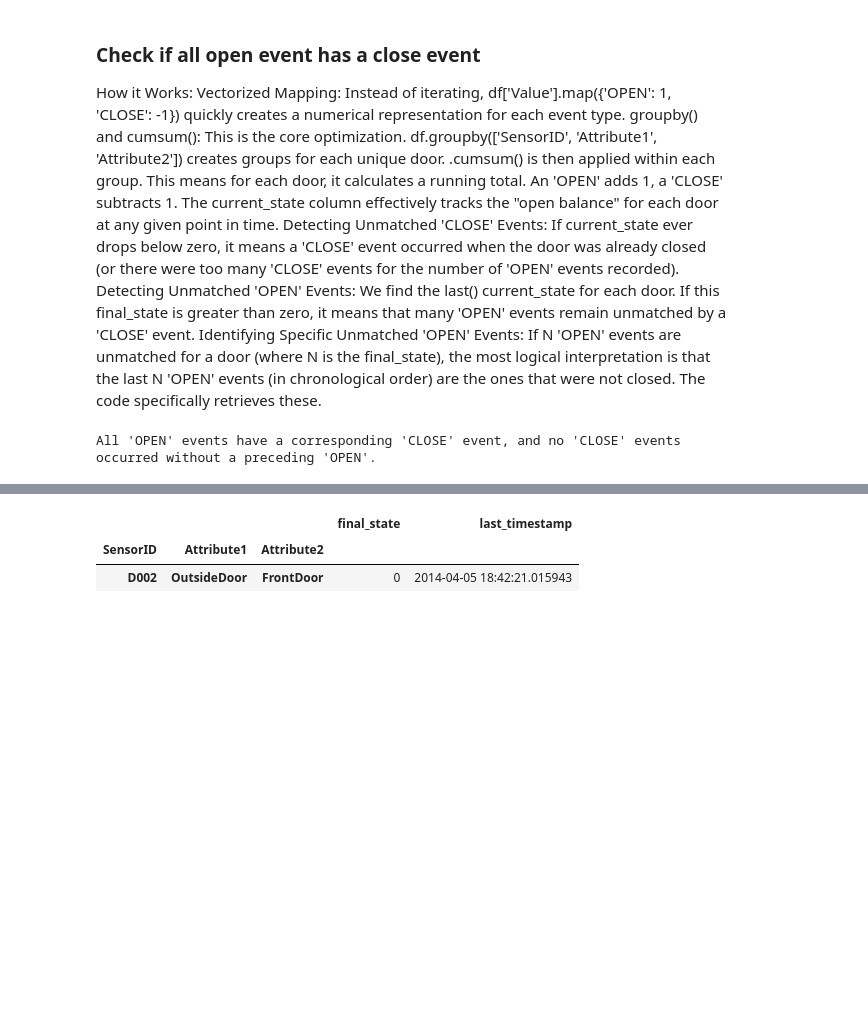
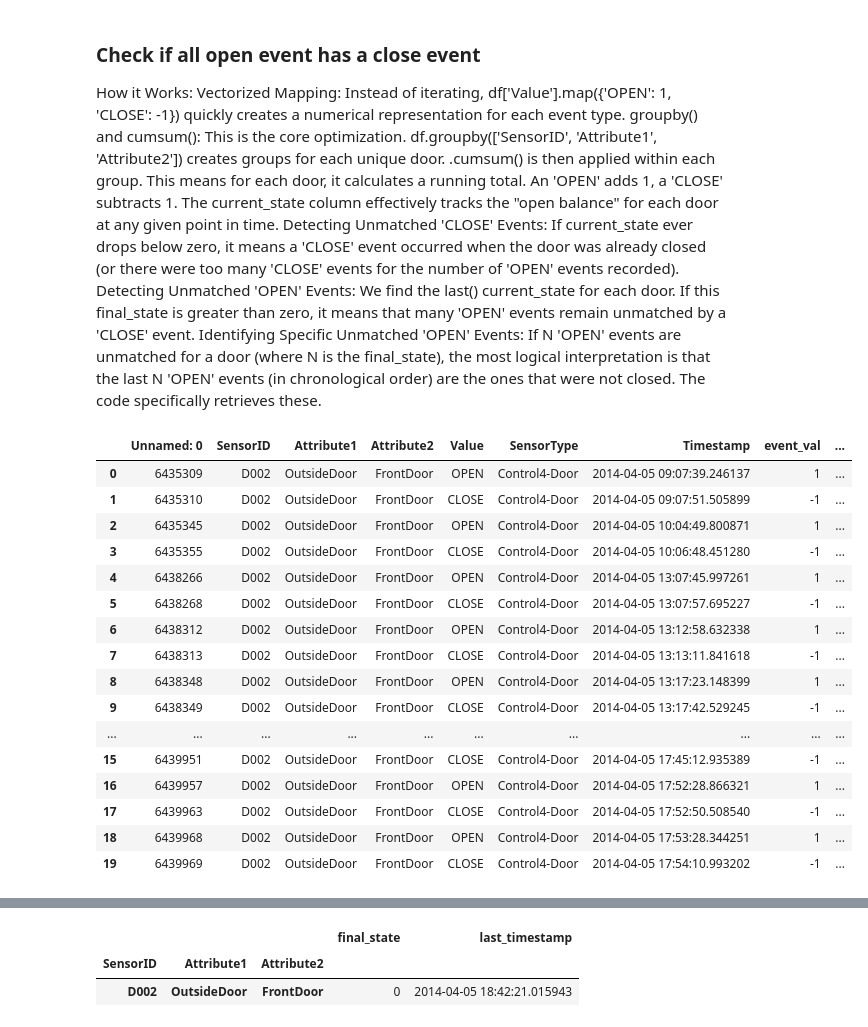
Before and after one commit to yuchunsheng/time_series, a Jupyter notebook: sensor_data/door_monitoring.ipynb, the cells around one changed output, grey strips where cells are left out. Drawn from its saved outputs; the diff is of its cells as text; code cells hidden in the pictures; blank space fills up the shorter version.

Commit message:
add more door checking
check if an open event is followed by a close event. And check if the last event is an open event.

```diff
--- a/sensor_data/door_monitoring.ipynb
+++ b/sensor_data/door_monitoring.ipynb
@@ -27,8 +27,8 @@ the_day = '2014-04-05'
 # 1. Convert the_day string to a datetime object
 date_obj = datetime.datetime.strptime(the_day, '%Y-%m-%d')
 
-# 2. Calculate 9 PM of the given date
-nine_pm_current_day = date_obj.replace(hour=21, minute=0, second=0, microsecond=0)
+# 2. Calculate 11 PM of the given date
+eleven_pm_current_day = date_obj.replace(hour=23, minute=0, second=0, microsecond=0)
 
 # 3. Calculate 9 PM of one day earlier
 one_day_earlier = date_obj - datetime.timedelta(days=1)
@@ -36,11 +36,11 @@ nine_pm_one_day_earlier = one_day_earlier.replace(hour=21, minute=0, second=0, m
 
 # 4. Get the timestamps (Unix timestamps)
 timestamp_nine_pm_one_day_earlier = nine_pm_one_day_earlier.timestamp()
-timestamp_nine_pm_current_day = nine_pm_current_day.timestamp()
+timestamp_eleven_pm_current_day = eleven_pm_current_day.timestamp()
 
 print(f"Date used: {the_day}")
 print(f"9 PM one day earlier ({nine_pm_one_day_earlier}): {timestamp_nine_pm_one_day_earlier}")
-print(f"9 PM of the date ({nine_pm_current_day}): {timestamp_nine_pm_current_day}")
+print(f"9 PM of the date ({eleven_pm_current_day}): {timestamp_eleven_pm_current_day}")
 # %% [output]
 Date used: 2014-04-05
 9 PM one day earlier (2014-04-04 21:00:00): 1396616400.0
@@ -50,7 +50,7 @@ Date used: 2014-04-05
 one_week_data['Timestamp'] = pd.to_datetime(one_week_data['Timestamp'])
 
 one_day_data = one_week_data[(one_week_data['Timestamp'] >= nine_pm_one_day_earlier)
-    & (one_week_data['Timestamp'] <= nine_pm_current_day)]
+    & (one_week_data['Timestamp'] <= eleven_pm_current_day)]
 one_day_data.head(10)
 # %% [output]
 |  | Unnamed: 0 | SensorID | Attribute1 | Attribute2 | Value | SensorType | Timestamp |
@@ -88,67 +88,34 @@ Identifying Specific Unmatched 'OPEN' Events: If N 'OPEN' events are unmatched f
 # %%
 # 1. Convert 'Timestamp' to datetime objects
 # df['Timestamp'] = pd.to_datetime(df['Timestamp'])
 
 # 2. Sort by door identifiers and Timestamp for correct cumulative sum
 door_data = door_data.sort_values(by=['SensorID', 'Attribute1', 'Attribute2', 'Timestamp']).reset_index(drop=True)
 
 # 3. Assign numerical values: OPEN = 1, CLOSE = -1
 #    Other 'Value' types (if any) will become 0, not affecting the sum
 door_data['event_val'] = door_data['Value'].map({'OPEN': 1, 'CLOSE': -1}).fillna(0)
 
 # 4. Calculate cumulative sum of event_val within each door group
 #    This 'current_state' represents the net number of 'OPEN' events that are active.
 door_data['current_state'] = door_data.groupby(['SensorID', 'Attribute1', 'Attribute2'])['event_val'].cumsum()
 
-# --- Detection Logic ---
-
-# 5. Detect 'CLOSE' events without a preceding 'OPEN' (state drops below 0)
-#    These are events where `current_state` becomes negative.
-unmatched_closes = door_data[door_data['current_state'] < 0]
-if not unmatched_closes.empty:
-    print("Warning: 'CLOSE' events found without a preceding 'OPEN' for the same door:")
-    print(unmatched_closes[['SensorID', 'Attribute1', 'Attribute2', 'Value', 'Timestamp', 'current_state']].to_markdown(index=False, numalign="left", stralign="left"))
-    # To ensure subsequent 'OPEN' unmatched detection is not skewed,
-    # you might want to "correct" the state by clipping it to 0 for these groups
-    # df['current_state'] = df.groupby(['SensorID', 'Attribute1', 'Attribute2'])['event_val'].transform(lambda x: x.cumsum().clip(lower=0))
-    # For this problem, we'll just report and continue.
-
-# 6. Detect 'OPEN' events without a subsequent 'CLOSE' (final state for a door > 0)
-#    Get the last state for each door group
-last_states_per_door = door_data.groupby(['SensorID', 'Attribute1', 'Attribute2']).agg(
-    final_state=('current_state', 'last'),
-    last_timestamp=('Timestamp', 'last')
-)
-
-unmatched_open_doors_summary = last_states_per_door[last_states_per_door['final_state'] > 0]
-
-if not unmatched_open_doors_summary.empty:
-    print("\nDoor(s) with unmatched 'OPEN' events (not all OPENs have a corresponding CLOSE):")
-    print(unmatched_open_doors_summary[['final_state', 'last_timestamp']].to_markdown(numalign="left", stralign="left"))
-
-    # To get the *specific* 'OPEN' events that are unmatched:
-    # If a door's final_state is N > 0, it means the last N 'OPEN' events are effectively unmatched.
-    unmatched_open_events_list = []
-    for (sensor_id, attr1, attr2), row_data in unmatched_open_doors_summary.iterrows():
-        num_unmatched = int(row_data['final_state'])
-
-        # Get all 'OPEN' events for this specific door, sorted in reverse chronological order
-        door_open_events = df[
-            (df['SensorID'] == sensor_id) &
-            (df['Attribute1'] == attr1) &
-            (df['Attribute2'] == attr2) &
-            (df['Value'] == 'OPEN')
-        ].sort_values('Timestamp', ascending=False)
-
-        # Append the last 'num_unmatched' OPEN events to our list
-        if not door_open_events.empty:
-            unmatched_open_events_list.append(door_open_events.head(num_unmatched))
-
-    if unmatched_open_events_list:
-        detailed_unmatched_df = pd.concat(unmatched_open_events_list).sort_values('Timestamp')
-        print("\nDetailed list of specific unmatched 'OPEN' events:")
-        print(detailed_unmatched_df[['SensorID', 'Attribute1', 'Attribute2', 'Value', 'Timestamp']].to_markdown(index=False, numalign="left", stralign="left"))
-else:
-    print("\nAll 'OPEN' events have a corresponding 'CLOSE' event, and no 'CLOSE' events occurred without a preceding 'OPEN'.")
+door_data.head(20)
 # %% [output]
-All 'OPEN' events have a corresponding 'CLOSE' event, and no 'CLOSE' events occurred without a preceding 'OPEN'.
+|  | Unnamed: 0 | SensorID | Attribute1 | Attribute2 | Value | SensorType | Timestamp | event_val | ... |
+| 0 | 6435309 | D002 | OutsideDoor | FrontDoor | OPEN | Control4-Door | 2014-04-05 09:07:39.246137 | 1 | ... |
+| 1 | 6435310 | D002 | OutsideDoor | FrontDoor | CLOSE | Control4-Door | 2014-04-05 09:07:51.505899 | -1 | ... |
+| 2 | 6435345 | D002 | OutsideDoor | FrontDoor | OPEN | Control4-Door | 2014-04-05 10:04:49.800871 | 1 | ... |
+| 3 | 6435355 | D002 | OutsideDoor | FrontDoor | CLOSE | Control4-Door | 2014-04-05 10:06:48.451280 | -1 | ... |
+| 4 | 6438266 | D002 | OutsideDoor | FrontDoor | OPEN | Control4-Door | 2014-04-05 13:07:45.997261 | 1 | ... |
+| 5 | 6438268 | D002 | OutsideDoor | FrontDoor | CLOSE | Control4-Door | 2014-04-05 13:07:57.695227 | -1 | ... |
+| 6 | 6438312 | D002 | OutsideDoor | FrontDoor | OPEN | Control4-Door | 2014-04-05 13:12:58.632338 | 1 | ... |
+| 7 | 6438313 | D002 | OutsideDoor | FrontDoor | CLOSE | Control4-Door | 2014-04-05 13:13:11.841618 | -1 | ... |
+| 8 | 6438348 | D002 | OutsideDoor | FrontDoor | OPEN | Control4-Door | 2014-04-05 13:17:23.148399 | 1 | ... |
+| 9 | 6438349 | D002 | OutsideDoor | FrontDoor | CLOSE | Control4-Door | 2014-04-05 13:17:42.529245 | -1 | ... |
+| ... | ... | ... | ... | ... | ... | ... | ... | ... | ... |
+| 15 | 6439951 | D002 | OutsideDoor | FrontDoor | CLOSE | Control4-Door | 2014-04-05 17:45:12.935389 | -1 | ... |
+| 16 | 6439957 | D002 | OutsideDoor | FrontDoor | OPEN | Control4-Door | 2014-04-05 17:52:28.866321 | 1 | ... |
+| 17 | 6439963 | D002 | OutsideDoor | FrontDoor | CLOSE | Control4-Door | 2014-04-05 17:52:50.508540 | -1 | ... |
+| 18 | 6439968 | D002 | OutsideDoor | FrontDoor | OPEN | Control4-Door | 2014-04-05 17:53:28.344251 | 1 | ... |
+| 19 | 6439969 | D002 | OutsideDoor | FrontDoor | CLOSE | Control4-Door | 2014-04-05 17:54:10.993202 | -1 | ... |
```
Also changed, not shown: parts of 7 cells of this notebook.
